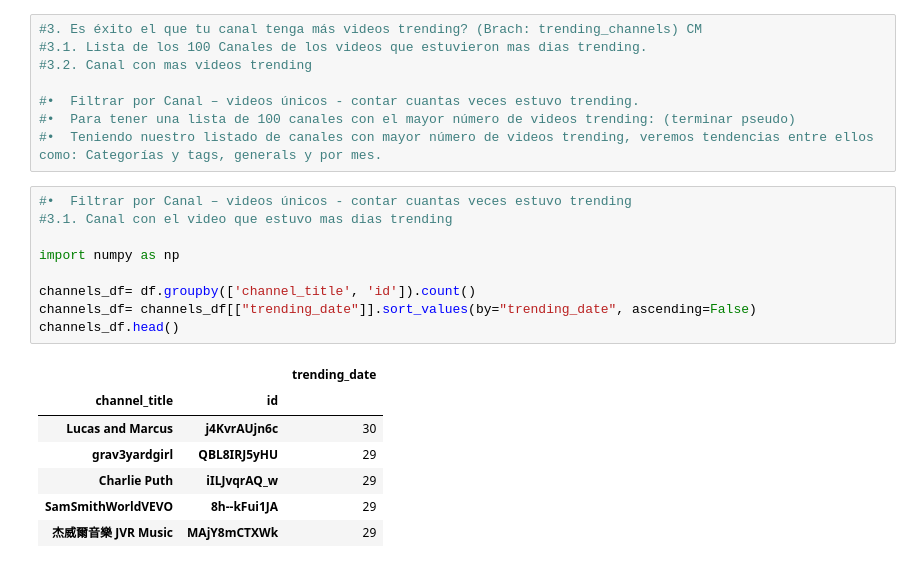
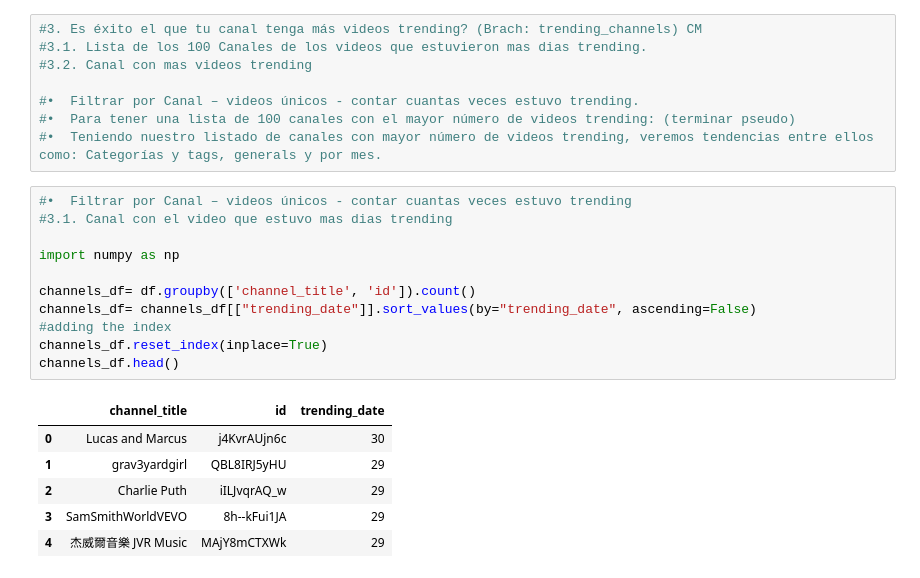
Before and after one commit to CaroMuizzi/Success-on-YouTube-Channels, a Jupyter notebook: Trending_videos.ipynb, the cells around one changed output. Saved outputs shown, nothing was run; the diff lists cells and outputs as text.

```diff
--- a/Trending_videos.ipynb
+++ b/Trending_videos.ipynb
@@ -101,18 +104,19 @@ Name: title, Length: 6351, dtype: int64
 # %%
 #•	Filtrar por Canal – videos únicos - contar cuantas veces estuvo trending
 #3.1. Canal con el video que estuvo mas dias trending
 
 import numpy as np
 
 channels_df= df.groupby(['channel_title', 'id']).count()
 channels_df= channels_df[["trending_date"]].sort_values(by="trending_date", ascending=False)
+#adding the index
+channels_df.reset_index(inplace=True)
 channels_df.head()
 # %% [output]
-|  |  | trending_date |
-| channel_title | id |  |
-| Lucas and Marcus | j4KvrAUjn6c | 30 |
-| grav3yardgirl | QBL8IRJ5yHU | 29 |
-| Charlie Puth | iILJvqrAQ_w | 29 |
-| SamSmithWorldVEVO | 8h--kFui1JA | 29 |
-| 杰威爾音樂 JVR Music | MAjY8mCTXWk | 29 |
+|  | channel_title | id | trending_date |
+| 0 | Lucas and Marcus | j4KvrAUjn6c | 30 |
+| 1 | grav3yardgirl | QBL8IRJ5yHU | 29 |
+| 2 | Charlie Puth | iILJvqrAQ_w | 29 |
+| 3 | SamSmithWorldVEVO | 8h--kFui1JA | 29 |
+| 4 | 杰威爾音樂 JVR Music | MAjY8mCTXWk | 29 |
 # %%
```
Also changed, not shown: parts of 14 cells of this notebook.
